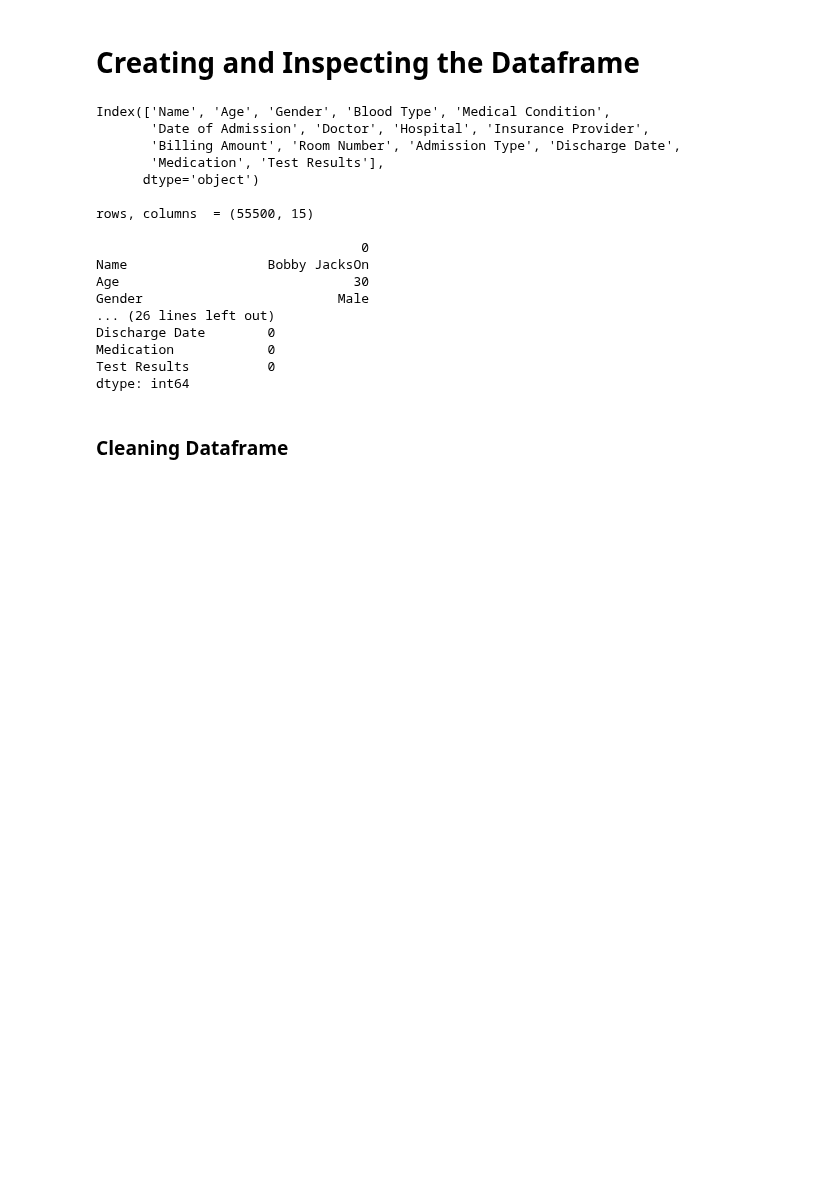
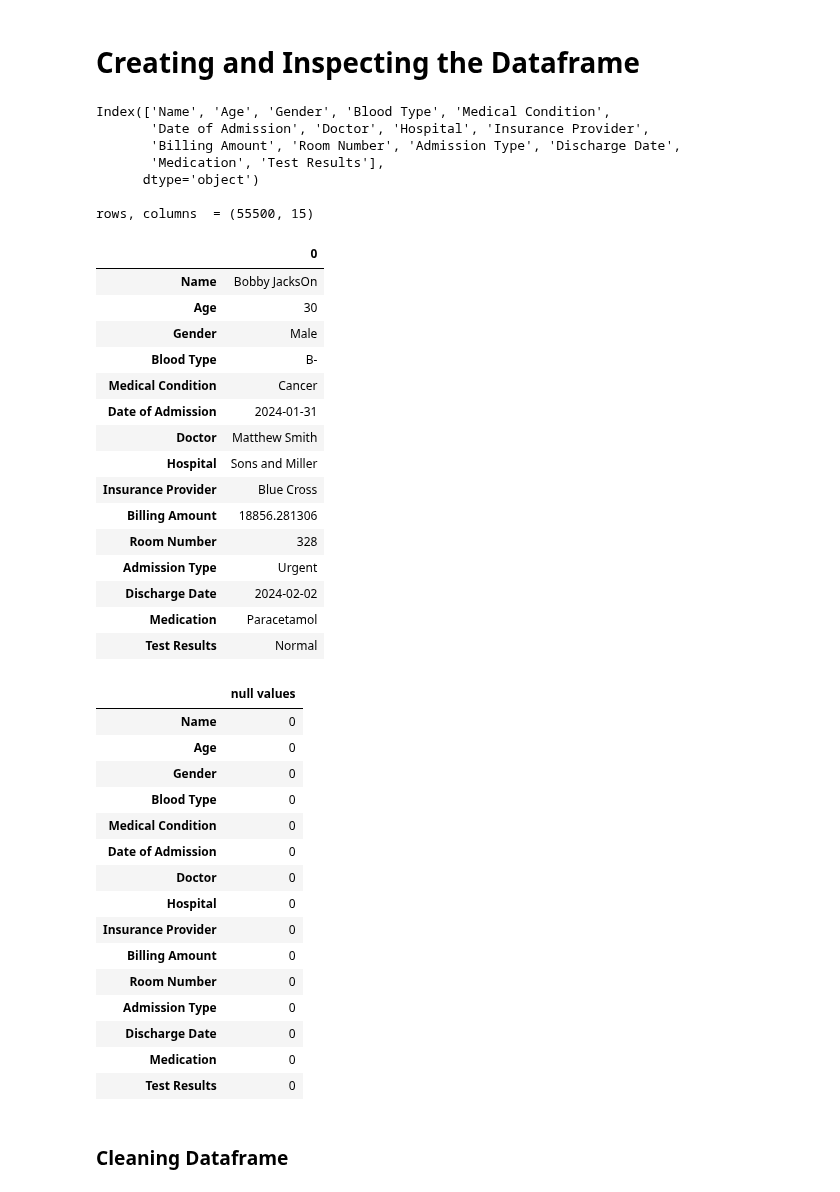
Before and after one commit to JourdonLynch/Healthcare_Analysis, a Jupyter notebook: hospital-data-breakdown.ipynb, the cells around one changed output. Saved outputs shown, nothing was run; the diff lists cells and outputs as text; code cells hidden in the pictures; blank space fills up the shorter version.

Commit message:
Kaggle Notebook | Hospital Data Breakdown | Version 7

```diff
--- a/hospital-data-breakdown.ipynb
+++ b/hospital-data-breakdown.ipynb
@@ -37,38 +37,59 @@ import matplotlib.pyplot as plt # Importing pyplot to create visualizations
 # %%
 #creating the dataframe
 df = pd.read_csv('/kaggle/input/healthcare-dataset/healthcare_dataset.csv')
 
 # Inpecting dataframe columns
 print(df.columns)
 print(' ')
 
 # Inspecting dataframe shape
 print("rows, columns" + " " + " = " + str(df.shape))
 print(' ')
-print(df.head(1).T) # Viewing the general layout of the dataframe
+display(df.head(1).T) # Viewing the general layout of the dataframe
 print(' ')
 
 # Checking for null values
-print('Null Values')
-print(df.isnull().sum())
+display(df.isnull().sum().to_frame(name = 'null values'))
 # %% [output]
 Index(['Name', 'Age', 'Gender', 'Blood Type', 'Medical Condition',
        'Date of Admission', 'Doctor', 'Hospital', 'Insurance Provider',
        'Billing Amount', 'Room Number', 'Admission Type', 'Discharge Date',
        'Medication', 'Test Results'],
       dtype='object')
 
 rows, columns  = (55500, 15)
-
-                                  0
-Name                  Bobby JacksOn
-Age                              30
-Gender                         Male
-... (26 lines left out)
-Discharge Date        0
-Medication            0
-Test Results          0
-dtype: int64
+|  | 0 |
+| Name | Bobby JacksOn |
+| Age | 30 |
+| Gender | Male |
+| Blood Type | B- |
+| Medical Condition | Cancer |
+| Date of Admission | 2024-01-31 |
+| Doctor | Matthew Smith |
+| Hospital | Sons and Miller |
+| Insurance Provider | Blue Cross |
+| Billing Amount | 18856.281306 |
+| Room Number | 328 |
+| Admission Type | Urgent |
+| Discharge Date | 2024-02-02 |
+| Medication | Paracetamol |
+| Test Results | Normal |
+|  | null values |
+| Name | 0 |
+| Age | 0 |
+| Gender | 0 |
+| Blood Type | 0 |
+| Medical Condition | 0 |
+| Date of Admission | 0 |
+| Doctor | 0 |
+| Hospital | 0 |
+| Insurance Provider | 0 |
+| Billing Amount | 0 |
+| Room Number | 0 |
+| Admission Type | 0 |
+| Discharge Date | 0 |
+| Medication | 0 |
+| Test Results | 0 |
 # %% [markdown]
 ### Cleaning Dataframe
 # %%
```
Also changed, not shown: parts of 1 cell of this notebook.
